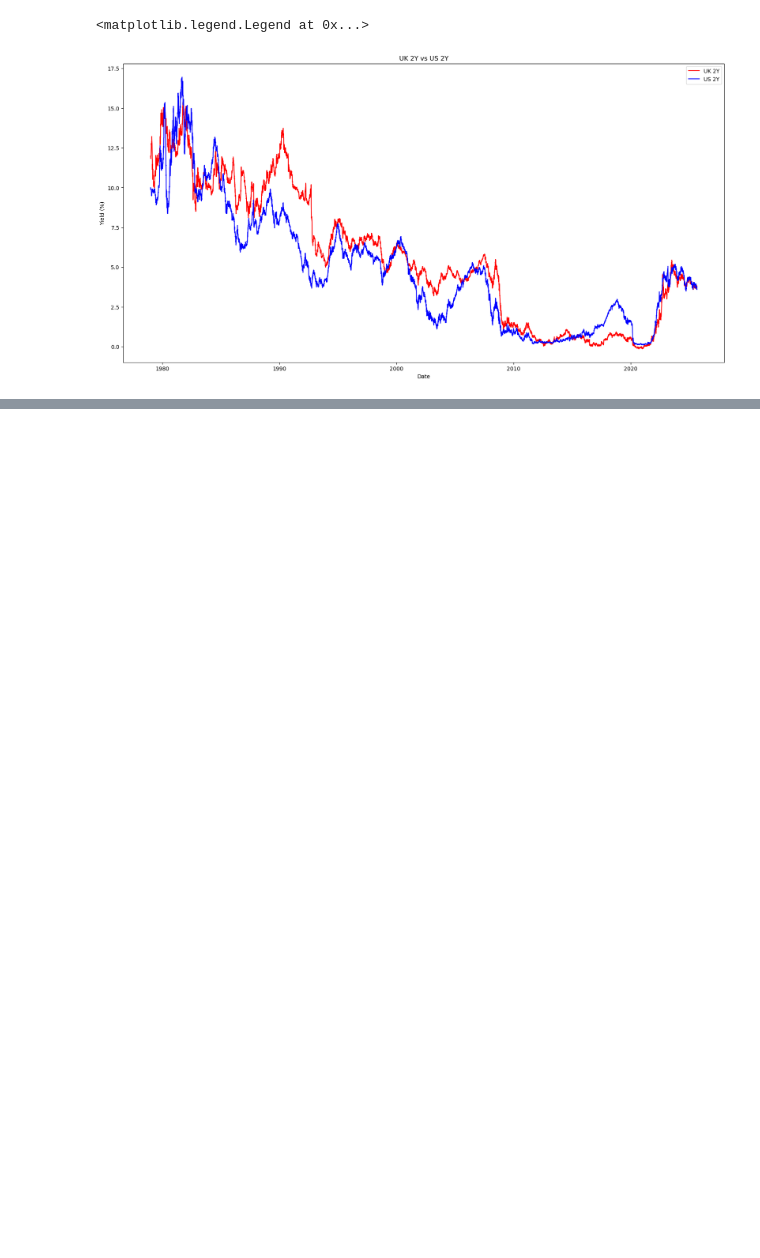
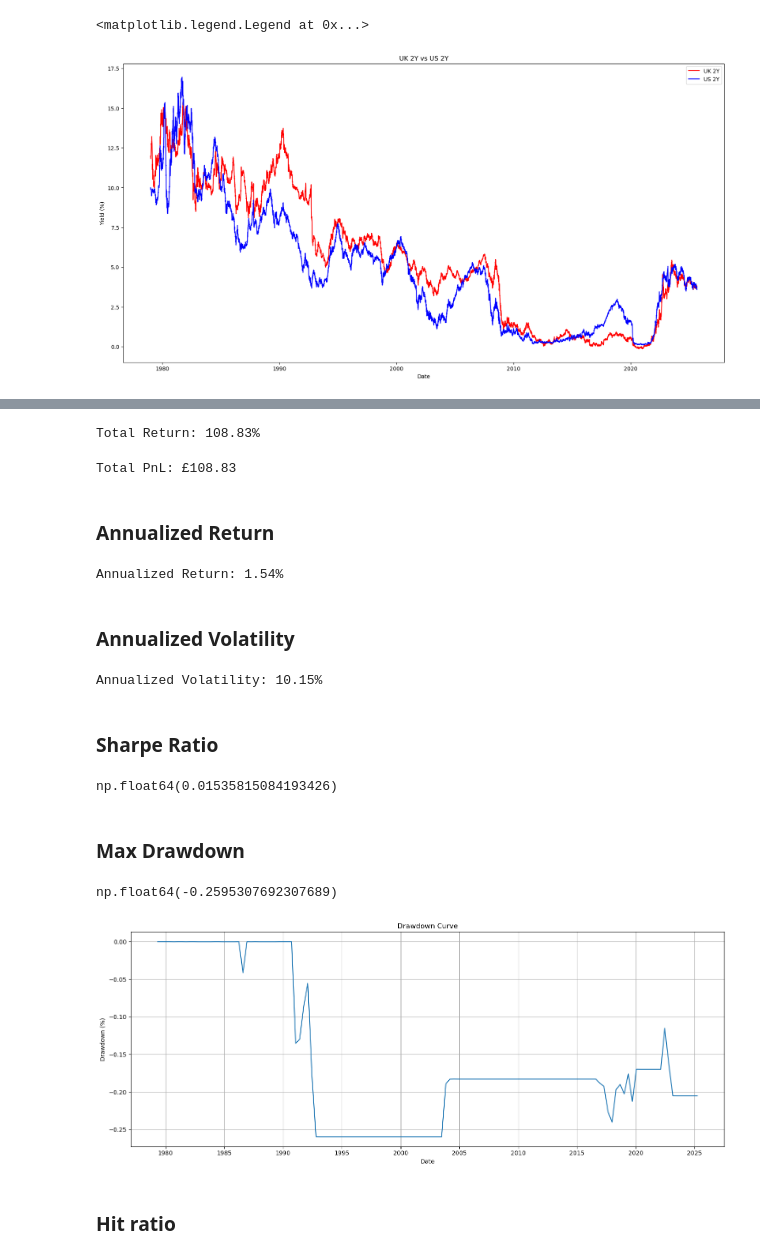
Before and after one commit to nifemiojo/gbpusd-yield-spreads-v1, a Jupyter notebook: notebooks/spread_gpbusd_analysis.ipynb, the cells around one changed output, grey strips where cells are left out. Drawn from its saved outputs; the diff is of its cells as text; code cells hidden in the pictures; blank space fills up the shorter version.

Commit message:
basic backtests

```diff
--- a/notebooks/spread_gpbusd_analysis.ipynb
+++ b/notebooks/spread_gpbusd_analysis.ipynb
@@ -577,0 +648,60 @@ axs.legend()
+# %%
+total_return = cumulative_return.iloc[-1] - 1
+print(f"Total Return: {total_return * 100:.2f}%")
+# %% [output]
+Total Return: 108.83%
+# %%
+total_pnl = cumulative_capital.iloc[-1] - capital
+print(f"Total PnL: £{total_pnl:.2f}")
+# %% [output]
+Total PnL: £108.83
+# %% [markdown]
+### Annualized Return
+# %%
+backtest_days = len(signal_t)
+
+annualized_return = (1 + total_return) ** (252 / backtest_days) - 1
+print(f"Annualized Return: {annualized_return * 100:.2f}%")
+# %% [output]
+Annualized Return: 1.54%
+# %% [markdown]
+### Annualized Volatility
+# %%
+annualized_volatility = returns.std() * np.sqrt((252 / 90))
+print(f"Annualized Volatility: {annualized_volatility * 100:.2f}%")
+# %% [output]
+Annualized Volatility: 10.15%
+# %% [markdown]
+### Sharpe Ratio
+# %%
+risk_free_rate = 0
+
+sharpe = annualized_return - risk_free_rate / annualized_volatility
+sharpe
+# %% [output]
+np.float64(0.01535815084193426)
+# %% [markdown]
+### Max Drawdown
+# %%
+rolling_max = cumulative_capital.cummax()
+
+drawdown = (cumulative_capital / rolling_max) - 1
+
+max_drawdown = drawdown.min()
+# %% [output]
+np.float64(-0.2595307692307689)
+# %%
+fig, ax = plt.subplots(1, 1, figsize=(15, 6))
+
+ax.plot(drawdown)
+ax.set_title("Drawdown Curve")
+ax.set_xlabel("Date")
+ax.set_ylabel("Drawdown (%)")
+ax.grid(True)
+
+plt.tight_layout()
+plt.show()
+# %% [output]
+[figure, added]
+# %% [markdown]
+### Hit ratio
```
Also changed, not shown: parts of 31 cells of this notebook, 2 other files.
